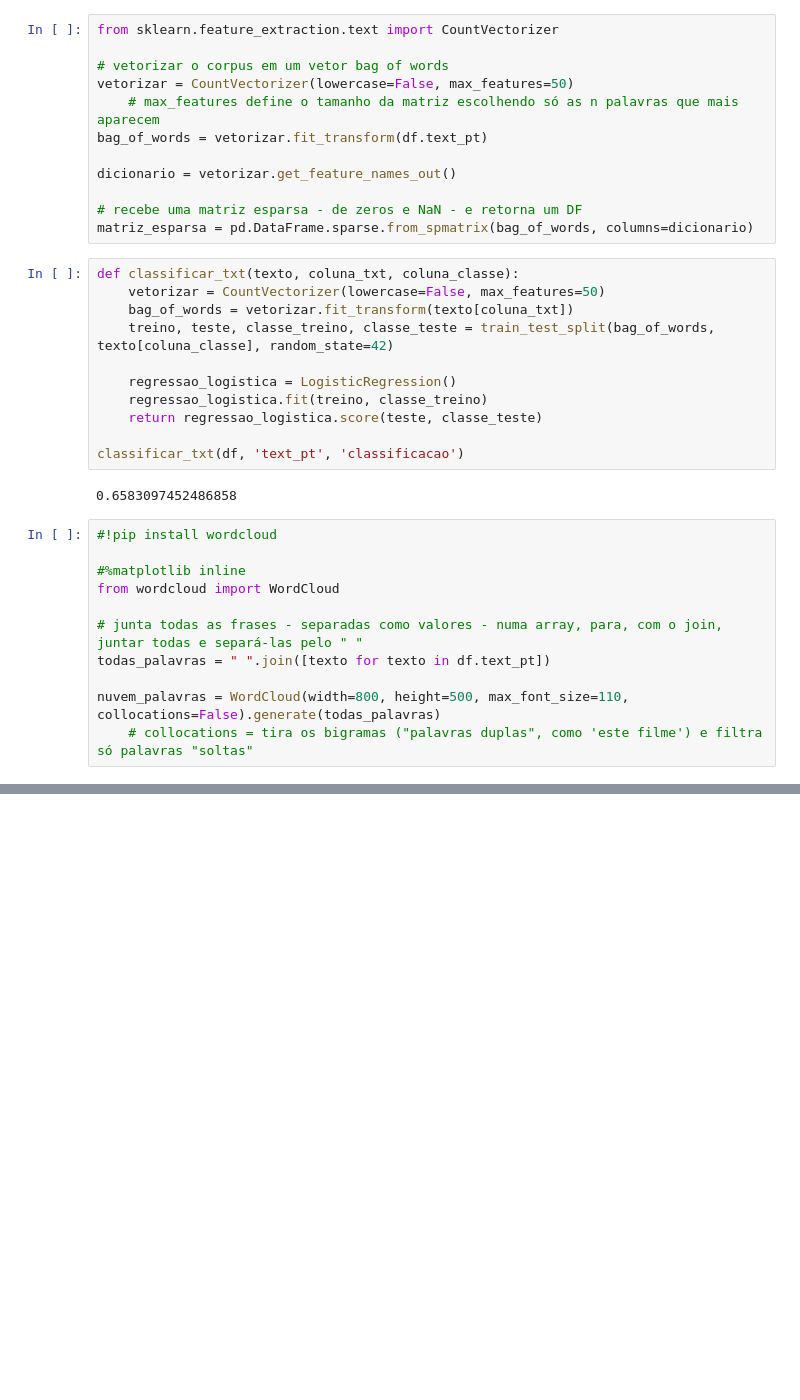
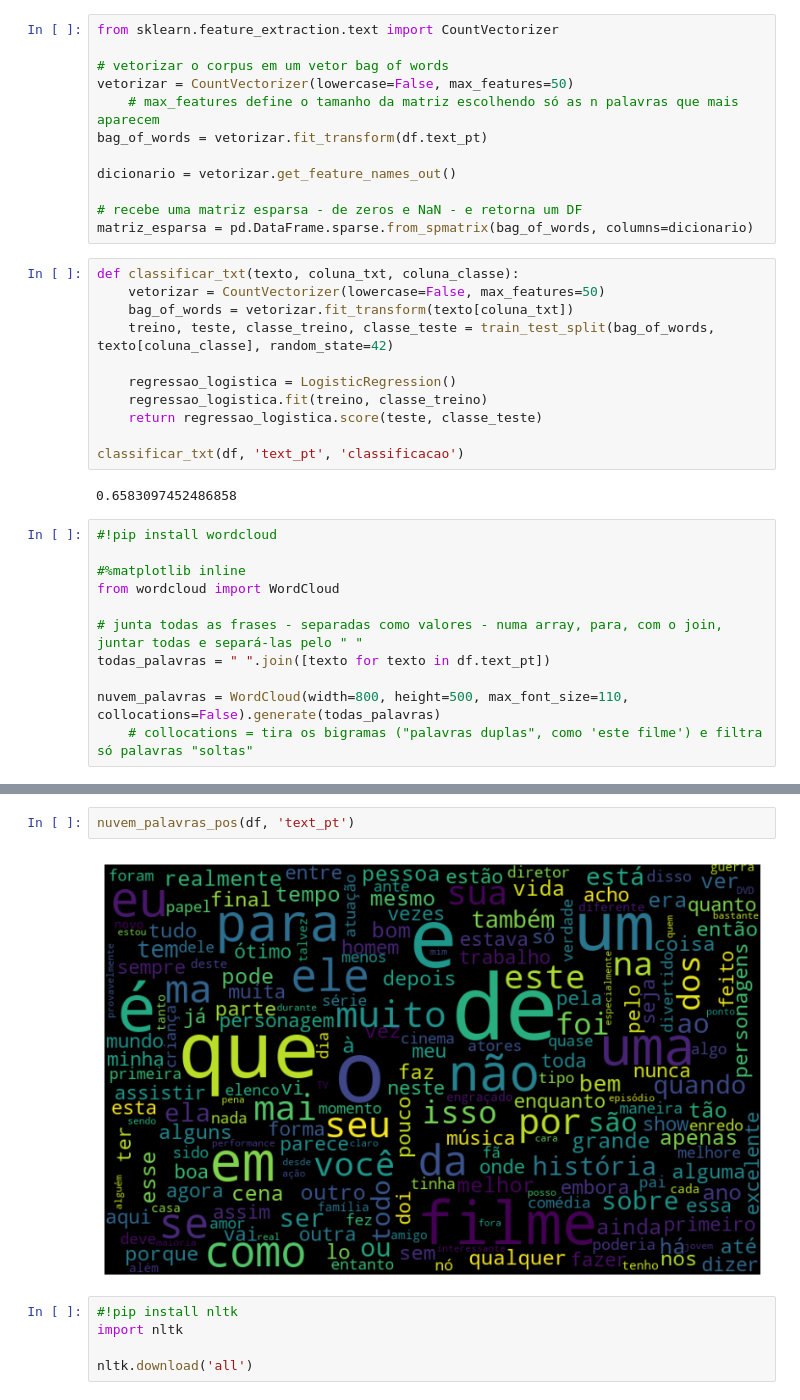
Before and after one commit to AmaroGusta/Trilha-PLN, a Jupyter notebook: Linguagem Natural 1/dados-textuais.ipynb, the cells around one changed output, grey strips where cells are left out. Drawn from its saved outputs; the diff is of its cells as text; blank space fills up the shorter version.

Commit message:
tokenização com NLTK

```diff
--- a/Linguagem Natural 1/dados-textuais.ipynb
+++ b/Linguagem Natural 1/dados-textuais.ipynb
@@ -94,0 +99,9 @@ plt.show()
+# %%
+nuvem_palavras_pos(df, 'text_pt')
+# %% [output]
+[figure, added]
+# %%
+#!pip install nltk
+import nltk
+
+nltk.download('all')
```
Also changed, not shown: parts of 9 cells of this notebook.
